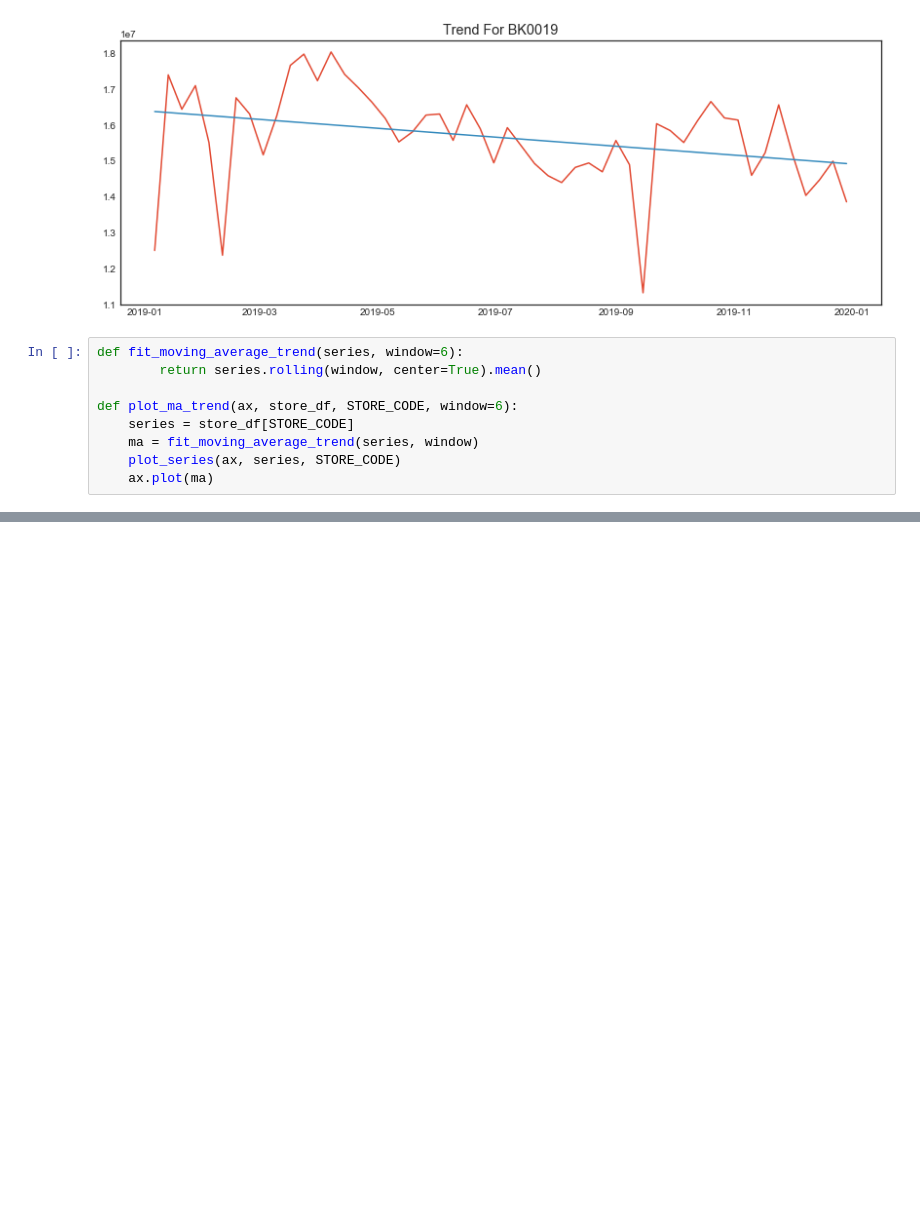
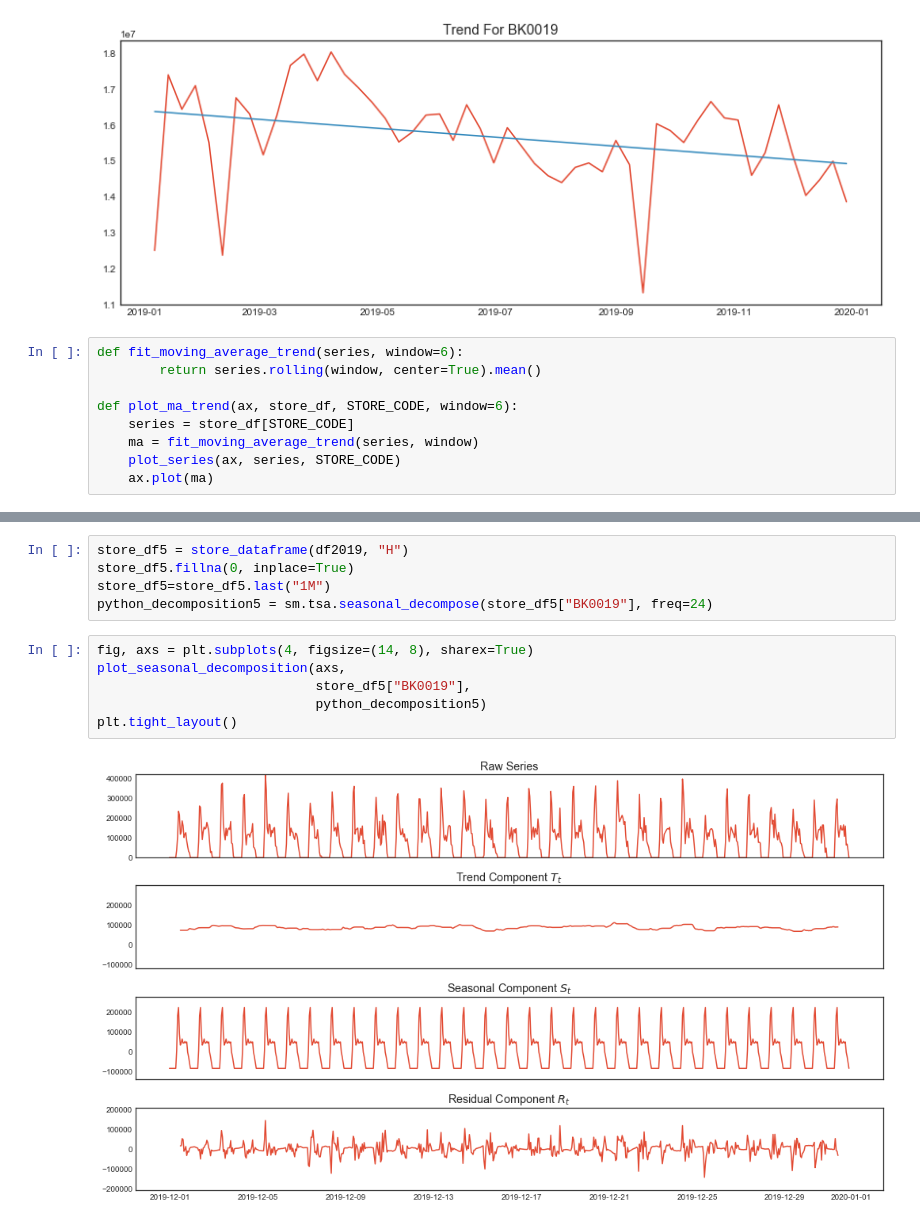
Before and after one commit to chul0717/capstone2, a Jupyter notebook: src/notebook.ipynb, the cells around one changed output, grey strips where cells are left out. Drawn from its saved outputs; the diff is of its cells as text; blank space fills up the shorter version.

```diff
--- a/src/notebook.ipynb
+++ b/src/notebook.ipynb
@@ -290,0 +337,13 @@ plot_ma_trend(ax, store_df1, "BK0019")
+# %%
+store_df5 = store_dataframe(df2019, "H")
+store_df5.fillna(0, inplace=True)
+store_df5=store_df5.last("1M")
+python_decomposition5 = sm.tsa.seasonal_decompose(store_df5["BK0019"], freq=24)
+# %%
+fig, axs = plt.subplots(4, figsize=(14, 8), sharex=True)
+plot_seasonal_decomposition(axs,
+                            store_df5["BK0019"],
+                            python_decomposition5)
+plt.tight_layout()
+# %% [output]
+[figure, added]
```
Also changed, not shown: parts of 8 cells of this notebook.
